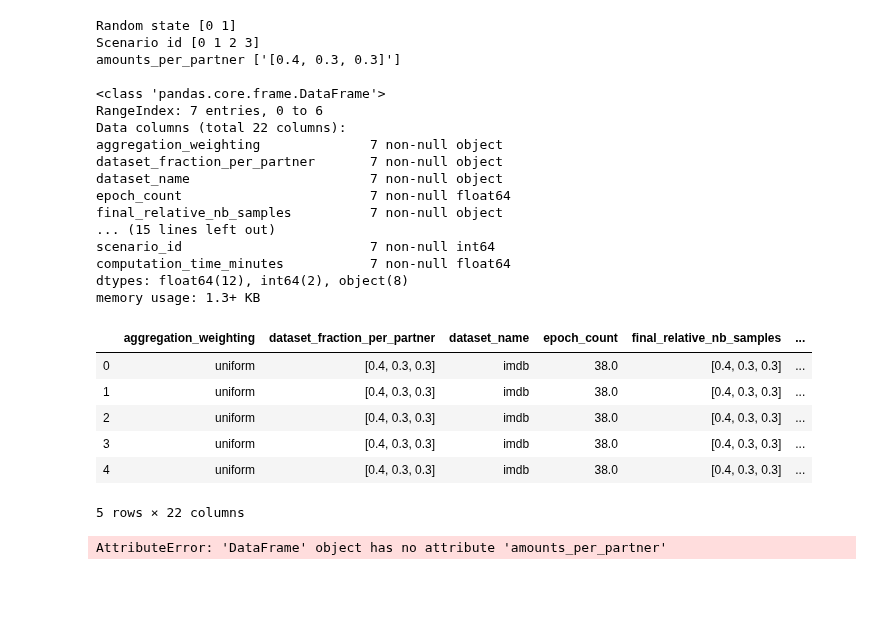
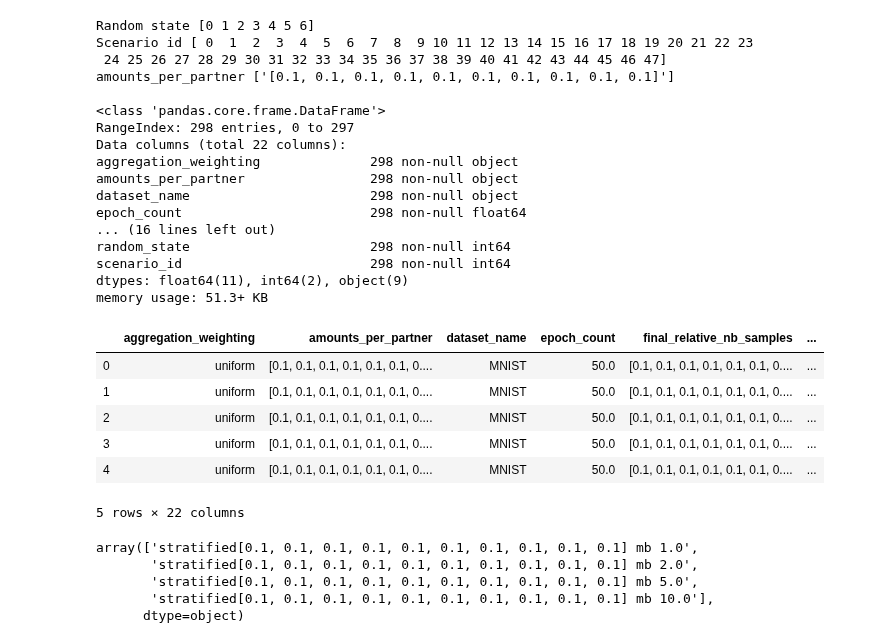
Before and after one commit to LabeliaLabs/distributed-learning-contributivity, a Jupyter notebook: notebooks/mpl.ipynb, the cells around one changed output. Saved outputs shown, nothing was run; the diff lists cells and outputs as text; code cells hidden in the pictures; blank space fills up the shorter version.

```diff
--- a/notebooks/mpl.ipynb
+++ b/notebooks/mpl.ipynb
@@ -82,49 +61,53 @@ Name: mpl_test_score, dtype: float64
 # %%
 scenario_ids = df.scenario_id.unique()
 random_states = df.random_state.unique()
-samples_split_options = df.samples_split_description.unique()
-amounts_per_partner_list = df.dataset_fraction_per_partner.unique()
+samples_split_options = df.samples_split_option.unique()
+amounts_per_partner_list = df.amounts_per_partner.unique()
 gradient_updates_per_pass_count_list = df.gradient_updates_per_pass_count.unique()
 
 print('Random state', random_states)
 print('Scenario id', scenario_ids)
 print('amounts_per_partner', amounts_per_partner_list)
 print()
 
 df.info()
 df.head(5)
 # %% [output]
-Random state [0 1]
-Scenario id [0 1 2 3]
-amounts_per_partner ['[0.4, 0.3, 0.3]']
+Random state [0 1 2 3 4 5 6]
+Scenario id [ 0  1  2  3  4  5  6  7  8  9 10 11 12 13 14 15 16 17 18 19 20 21 22 23
+ 24 25 26 27 28 29 30 31 32 33 34 35 36 37 38 39 40 41 42 43 44 45 46 47]
+amounts_per_partner ['[0.1, 0.1, 0.1, 0.1, 0.1, 0.1, 0.1, 0.1, 0.1, 0.1]']
 
 <class 'pandas.core.frame.DataFrame'>
-RangeIndex: 7 entries, 0 to 6
+RangeIndex: 298 entries, 0 to 297
 Data columns (total 22 columns):
-aggregation_weighting              7 non-null object
-dataset_fraction_per_partner       7 non-null object
-dataset_name                       7 non-null object
-epoch_count                        7 non-null float64
-final_relative_nb_samples          7 non-null object
-... (15 lines left out)
-scenario_id                        7 non-null int64
-computation_time_minutes           7 non-null float64
-dtypes: float64(12), int64(2), object(8)
-memory usage: 1.3+ KB
+aggregation_weighting              298 non-null object
+amounts_per_partner                298 non-null object
+dataset_name                       298 non-null object
+epoch_count                        298 non-null float64
+... (16 lines left out)
+random_state                       298 non-null int64
+scenario_id                        298 non-null int64
+dtypes: float64(11), int64(2), object(9)
+memory usage: 51.3+ KB
-|  | aggregation_weighting | dataset_fraction_per_partner | dataset_name | epoch_count | final_relative_nb_samples | ... |
-| 0 | uniform | [0.4, 0.3, 0.3] | imdb | 38.0 | [0.4, 0.3, 0.3] | ... |
-| 1 | uniform | [0.4, 0.3, 0.3] | imdb | 38.0 | [0.4, 0.3, 0.3] | ... |
-| 2 | uniform | [0.4, 0.3, 0.3] | imdb | 38.0 | [0.4, 0.3, 0.3] | ... |
-| 3 | uniform | [0.4, 0.3, 0.3] | imdb | 38.0 | [0.4, 0.3, 0.3] | ... |
-| 4 | uniform | [0.4, 0.3, 0.3] | imdb | 38.0 | [0.4, 0.3, 0.3] | ... |
+|  | aggregation_weighting | amounts_per_partner | dataset_name | epoch_count | final_relative_nb_samples | ... |
+| 0 | uniform | [0.1, 0.1, 0.1, 0.1, 0.1, 0.1, 0.... | MNIST | 50.0 | [0.1, 0.1, 0.1, 0.1, 0.1, 0.1, 0.... | ... |
+| 1 | uniform | [0.1, 0.1, 0.1, 0.1, 0.1, 0.1, 0.... | MNIST | 50.0 | [0.1, 0.1, 0.1, 0.1, 0.1, 0.1, 0.... | ... |
+| 2 | uniform | [0.1, 0.1, 0.1, 0.1, 0.1, 0.1, 0.... | MNIST | 50.0 | [0.1, 0.1, 0.1, 0.1, 0.1, 0.1, 0.... | ... |
+| 3 | uniform | [0.1, 0.1, 0.1, 0.1, 0.1, 0.1, 0.... | MNIST | 50.0 | [0.1, 0.1, 0.1, 0.1, 0.1, 0.1, 0.... | ... |
+| 4 | uniform | [0.1, 0.1, 0.1, 0.1, 0.1, 0.1, 0.... | MNIST | 50.0 | [0.1, 0.1, 0.1, 0.1, 0.1, 0.1, 0.... | ... |
 5 rows × 22 columns
 # %%
 df["computation_time_minutes"] = df.learning_computation_time_sec / 60
-df.short_scenario_name = df.samples_split_description + df.amounts_per_partner + ' mb ' + df.minibatch_count.astype(str)
+df.short_scenario_name = df.samples_split_option + df.amounts_per_partner + ' mb ' + df.minibatch_count.astype(str)
 df.short_scenario_name.unique()
 #df.contributivity_method = df.contributivity_method.str.replace('values', '')
 # %% [output]
-AttributeError: 'DataFrame' object has no attribute 'amounts_per_partner'
+array(['stratified[0.1, 0.1, 0.1, 0.1, 0.1, 0.1, 0.1, 0.1, 0.1, 0.1] mb 1.0',
+       'stratified[0.1, 0.1, 0.1, 0.1, 0.1, 0.1, 0.1, 0.1, 0.1, 0.1] mb 2.0',
+       'stratified[0.1, 0.1, 0.1, 0.1, 0.1, 0.1, 0.1, 0.1, 0.1, 0.1] mb 5.0',
+       'stratified[0.1, 0.1, 0.1, 0.1, 0.1, 0.1, 0.1, 0.1, 0.1, 0.1] mb 10.0'],
+      dtype=object)
 # %%
 # Helper function for plot
 def get_x_tick_amount(df, scenario_id, partners_ids):
```
Also changed, not shown: parts of 5 cells of this notebook, 1 other file.
